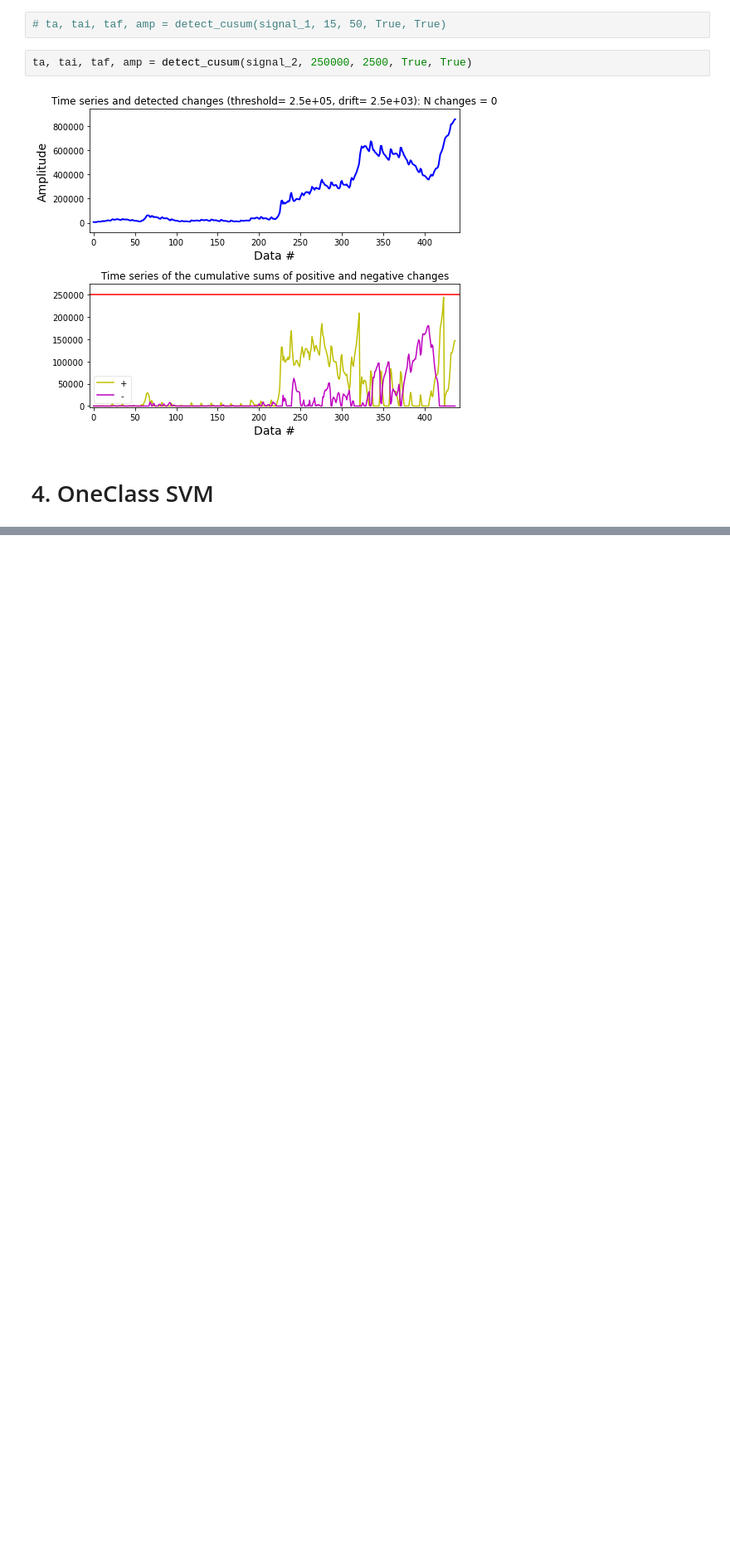
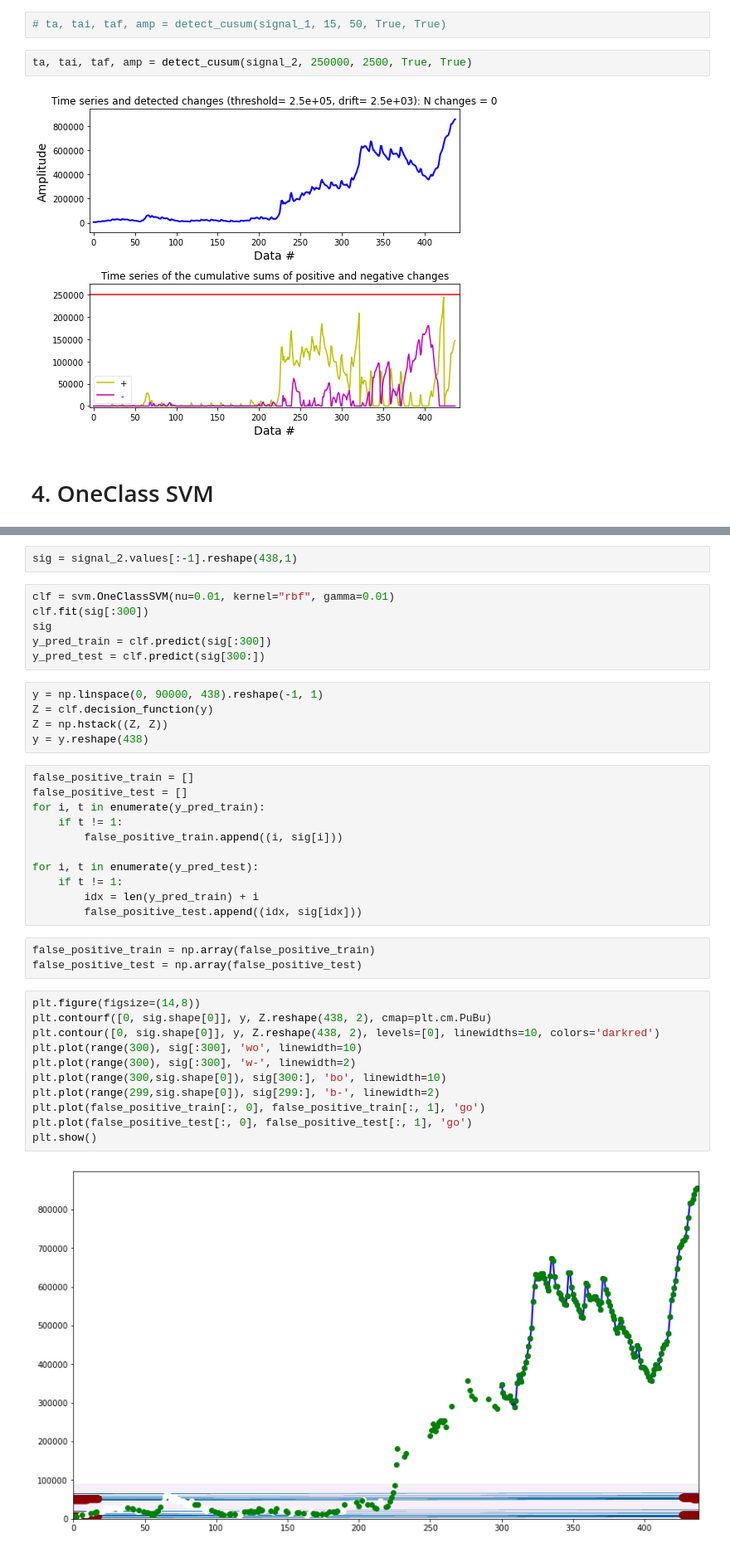
Before and after one commit to HeliosBI/AMLHW15_timeline_anomally, a Jupyter notebook: AMLHW15.ipynb, the cells around one changed output, grey strips where cells are left out. Shown: that part at 83% size. Cells and saved outputs as stored; diff of their text form; blank space fills up the shorter version.

```diff
--- a/AMLHW15.ipynb
+++ b/AMLHW15.ipynb
@@ -327,0 +332,40 @@ ta, tai, taf, amp = detect_cusum(signal_2, 250000, 2500, True, True)
+# %%
+sig = signal_2.values[:-1].reshape(438,1)
+# %%
+clf = svm.OneClassSVM(nu=0.01, kernel="rbf", gamma=0.01)
+clf.fit(sig[:300])
+sig
+y_pred_train = clf.predict(sig[:300])
+y_pred_test = clf.predict(sig[300:])
+# %%
+y = np.linspace(0, 90000, 438).reshape(-1, 1)
+Z = clf.decision_function(y)
+Z = np.hstack((Z, Z))
+y = y.reshape(438)
+# %%
+false_positive_train = []
+false_positive_test = []
+for i, t in enumerate(y_pred_train):
+    if t != 1:
+        false_positive_train.append((i, sig[i]))
+
+for i, t in enumerate(y_pred_test):
+    if t != 1:
+        idx = len(y_pred_train) + i
+        false_positive_test.append((idx, sig[idx]))
+# %%
+false_positive_train = np.array(false_positive_train)
+false_positive_test = np.array(false_positive_test)
+# %%
+plt.figure(figsize=(14,8))
+plt.contourf([0, sig.shape[0]], y, Z.reshape(438, 2), cmap=plt.cm.PuBu)
+plt.contour([0, sig.shape[0]], y, Z.reshape(438, 2), levels=[0], linewidths=10, colors='darkred')
+plt.plot(range(300), sig[:300], 'wo', linewidth=10)
+plt.plot(range(300), sig[:300], 'w-', linewidth=2)
+plt.plot(range(300,sig.shape[0]), sig[300:], 'bo', linewidth=10)
+plt.plot(range(299,sig.shape[0]), sig[299:], 'b-', linewidth=2)
+plt.plot(false_positive_train[:, 0], false_positive_train[:, 1], 'go')
+plt.plot(false_positive_test[:, 0], false_positive_test[:, 1], 'go')
+plt.show()
+# %% [output]
+[figure, added]
```
Also changed, not shown: parts of 19 cells of this notebook.
